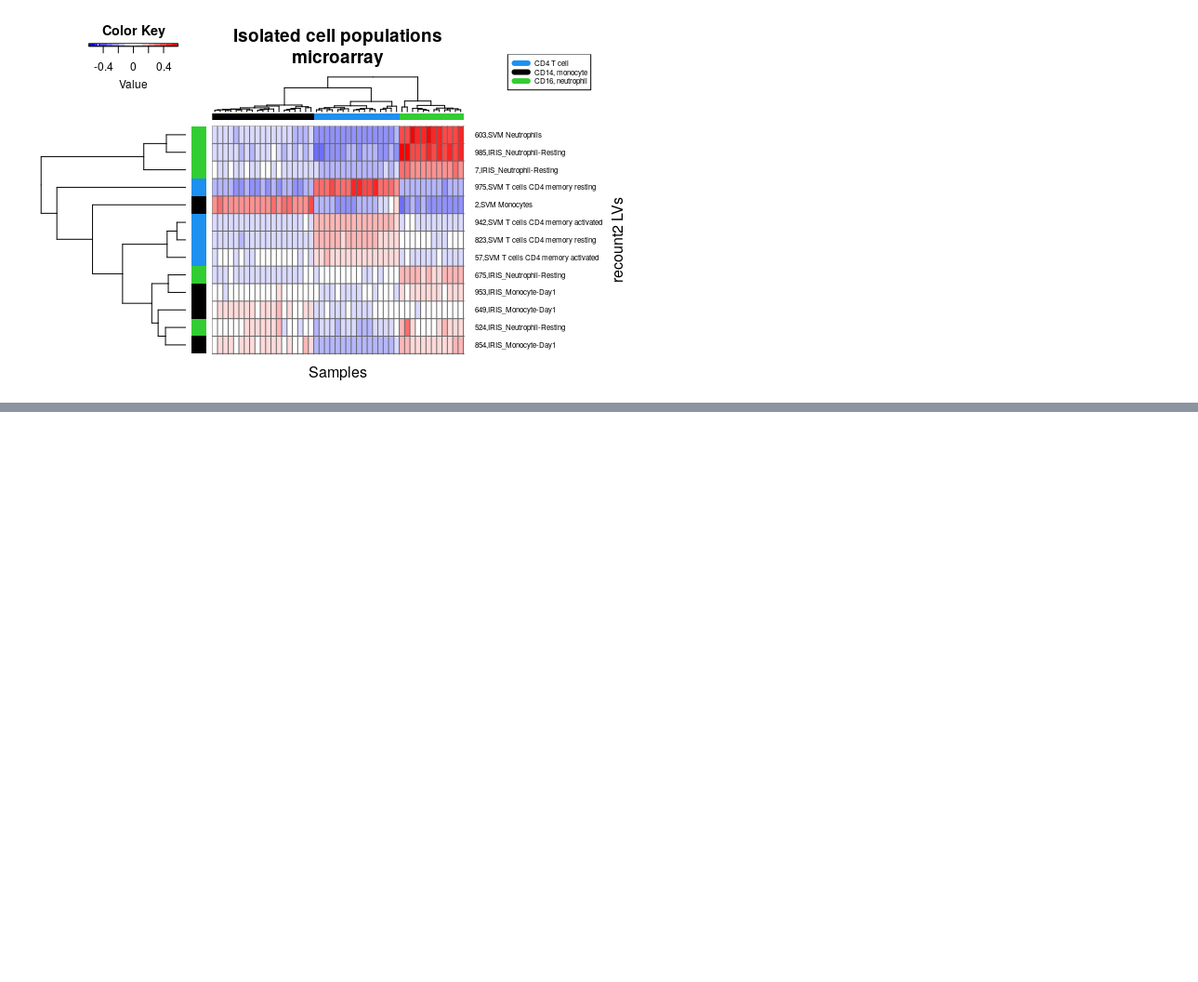
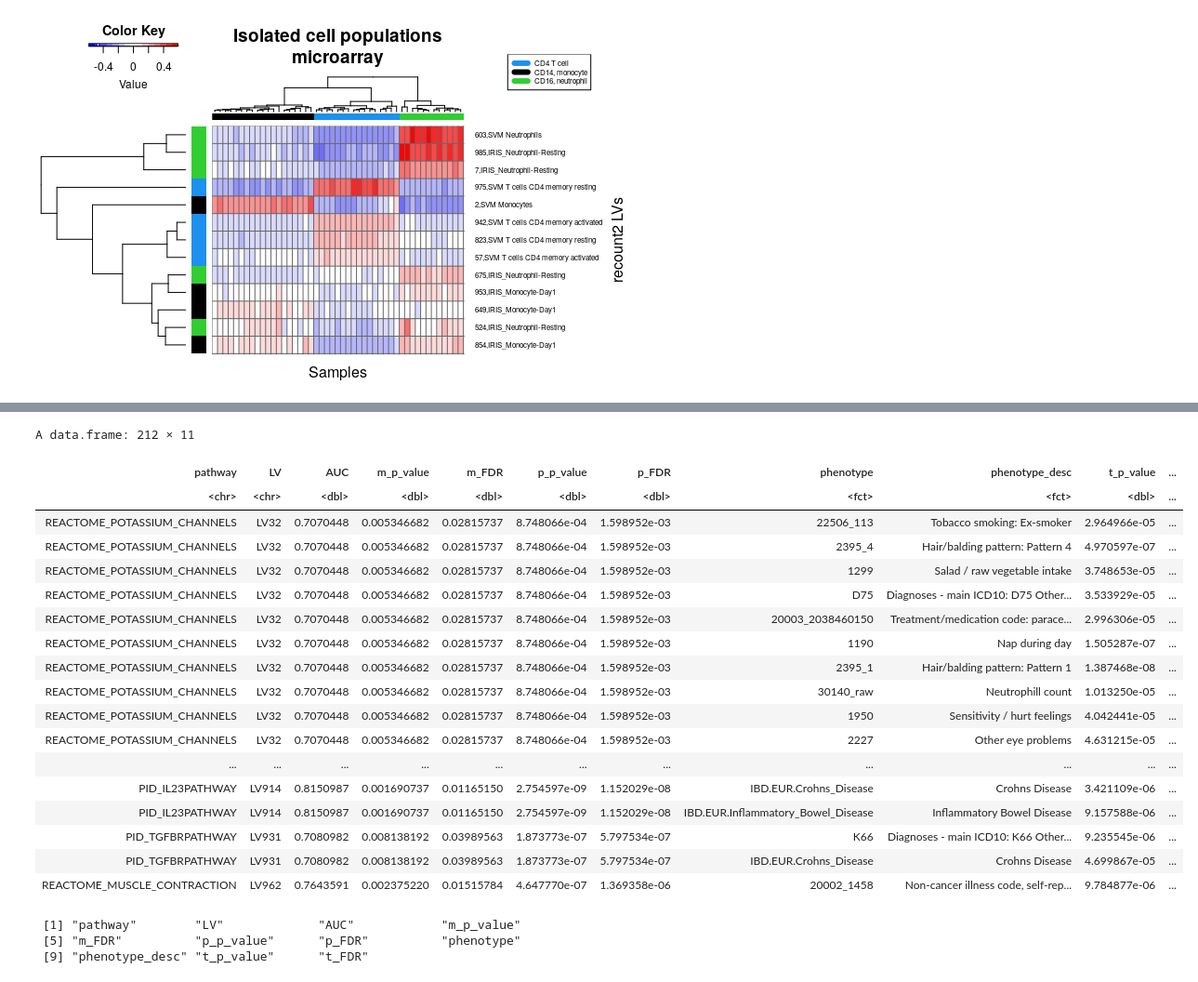
Before and after one commit to pivlab/INCLUDE_TR01, a Jupyter notebook: nbs/10_gtex/project_T21_rnaseq_data.ipynb, the cells around one changed output, grey strips where cells are left out. Shown at 93% size. Saved outputs shown, nothing was run; the diff lists cells and outputs as text; code cells hidden in the pictures; blank space fills up the shorter version.

```diff
--- a/nbs/10_gtex/project_T21_rnaseq_data.ipynb
+++ b/nbs/10_gtex/project_T21_rnaseq_data.ipynb
@@ -384,0 +522,5 @@ A tibble: 6 × 3
+# %%
+filtered_wilcox_results <- wilcox_results %>%
+dplyr::filter(p_value_adj < 0.05)
+dim(filtered_wilcox_results)
+saveRDS(filtered_wilcox_results, file.path(output_nb_path, 'projection_GSE190125_filtered_wilcox_results.rds'))
@@ -564,0 +711,16 @@ plot + guides(fill = guide_legend(override.aes = list(shape = c(NA, NA), linetyp
+# %%
+f_multiplier_summary <-  multiplier_summary %>%
+dplyr::filter(FDR < 0.05 & AUC > 0.7) %>%
+rename(LV = `LV index`, m_p_value = `p-value`, m_FDR = FDR) %>%
+mutate(LV = paste0('LV', LV))
+# %%
+f_projection <- filtered_wilcox_results %>%
+dplyr::filter(p_value_adj < 0.05) %>%
+dplyr::rename(p_p_value = p_value , p_FDR = p_value_adj)  %>%
+mutate(LV = gsub(' ', '', LV))
+# %%
+phenomexcan <- readRDS('~/Downloads/gls-summary-phenomexcan.rds')
+
+f_phenomexcan <- phenomexcan %>%
+dplyr::filter(fdr < 0.05) %>%
+dplyr::rename(t_p_value = pvalue , t_FDR = fdr, LV = lv)
@@ -564,0 +759,30 @@ plot + guides(fill = guide_legend(override.aes = list(shape = c(NA, NA), linetyp
+# %%
+tmp_join <- inner_join(f_multiplier_summary, f_projection, by = "LV", relationship = "many-to-many")
+multi_pheno_projection_GSE190125 <- inner_join(tmp_join, f_phenomexcan, by = "LV", relationship = "many-to-many")
+multi_pheno_projection_GSE190125
+# %% [output]
+A data.frame: 212 × 11
+| pathway | LV | AUC | m_p_value | m_FDR | p_p_value | p_FDR | phenotype | phenotype_desc | t_p_value | ... |
+| <chr> | <chr> | <dbl> | <dbl> | <dbl> | <dbl> | <dbl> | <fct> | <fct> | <dbl> | ... |
+| REACTOME_POTASSIUM_CHANNELS | LV32 | 0.7070448 | 0.005346682 | 0.02815737 | 8.748066e-04 | 1.598952e-03 | 22506_113 | Tobacco smoking: Ex-smoker | 2.964966e-05 | ... |
+| REACTOME_POTASSIUM_CHANNELS | LV32 | 0.7070448 | 0.005346682 | 0.02815737 | 8.748066e-04 | 1.598952e-03 | 2395_4 | Hair/balding pattern: Pattern 4 | 4.970597e-07 | ... |
+| REACTOME_POTASSIUM_CHANNELS | LV32 | 0.7070448 | 0.005346682 | 0.02815737 | 8.748066e-04 | 1.598952e-03 | 1299 | Salad / raw vegetable intake | 3.748653e-05 | ... |
+| REACTOME_POTASSIUM_CHANNELS | LV32 | 0.7070448 | 0.005346682 | 0.02815737 | 8.748066e-04 | 1.598952e-03 | D75 | Diagnoses - main ICD10: D75 Other... | 3.533929e-05 | ... |
+| REACTOME_POTASSIUM_CHANNELS | LV32 | 0.7070448 | 0.005346682 | 0.02815737 | 8.748066e-04 | 1.598952e-03 | 20003_2038460150 | Treatment/medication code: parace... | 2.996306e-05 | ... |
+| REACTOME_POTASSIUM_CHANNELS | LV32 | 0.7070448 | 0.005346682 | 0.02815737 | 8.748066e-04 | 1.598952e-03 | 1190 | Nap during day | 1.505287e-07 | ... |
+| REACTOME_POTASSIUM_CHANNELS | LV32 | 0.7070448 | 0.005346682 | 0.02815737 | 8.748066e-04 | 1.598952e-03 | 2395_1 | Hair/balding pattern: Pattern 1 | 1.387468e-08 | ... |
+| REACTOME_POTASSIUM_CHANNELS | LV32 | 0.7070448 | 0.005346682 | 0.02815737 | 8.748066e-04 | 1.598952e-03 | 30140_raw | Neutrophill count | 1.013250e-05 | ... |
+| REACTOME_POTASSIUM_CHANNELS | LV32 | 0.7070448 | 0.005346682 | 0.02815737 | 8.748066e-04 | 1.598952e-03 | 1950 | Sensitivity / hurt feelings | 4.042441e-05 | ... |
+| REACTOME_POTASSIUM_CHANNELS | LV32 | 0.7070448 | 0.005346682 | 0.02815737 | 8.748066e-04 | 1.598952e-03 | 2227 | Other eye problems | 4.631215e-05 | ... |
+| ... | ... | ... | ... | ... | ... | ... | ... | ... | ... | ... |
+| PID_IL23PATHWAY | LV914 | 0.8150987 | 0.001690737 | 0.01165150 | 2.754597e-09 | 1.152029e-08 | IBD.EUR.Crohns_Disease | Crohns Disease | 3.421109e-06 | ... |
+| PID_IL23PATHWAY | LV914 | 0.8150987 | 0.001690737 | 0.01165150 | 2.754597e-09 | 1.152029e-08 | IBD.EUR.Inflammatory_Bowel_Disease | Inflammatory Bowel Disease | 9.157588e-06 | ... |
+| PID_TGFBRPATHWAY | LV931 | 0.7080982 | 0.008138192 | 0.03989563 | 1.873773e-07 | 5.797534e-07 | K66 | Diagnoses - main ICD10: K66 Other... | 9.235545e-06 | ... |
+| PID_TGFBRPATHWAY | LV931 | 0.7080982 | 0.008138192 | 0.03989563 | 1.873773e-07 | 5.797534e-07 | IBD.EUR.Crohns_Disease | Crohns Disease | 4.699867e-05 | ... |
+| REACTOME_MUSCLE_CONTRACTION | LV962 | 0.7643591 | 0.002375220 | 0.01515784 | 4.647770e-07 | 1.369358e-06 | 20002_1458 | Non-cancer illness code, self-rep... | 9.784877e-06 | ... |
+# %%
+colnames(multi_pheno_projection_GSE190125)
+# %% [output]
+ [1] "pathway"        "LV"             "AUC"            "m_p_value"
+ [5] "m_FDR"          "p_p_value"      "p_FDR"          "phenotype"
+ [9] "phenotype_desc" "t_p_value"      "t_FDR"
```
Also changed, not shown: parts of 33 cells of this notebook, 18 other files.
